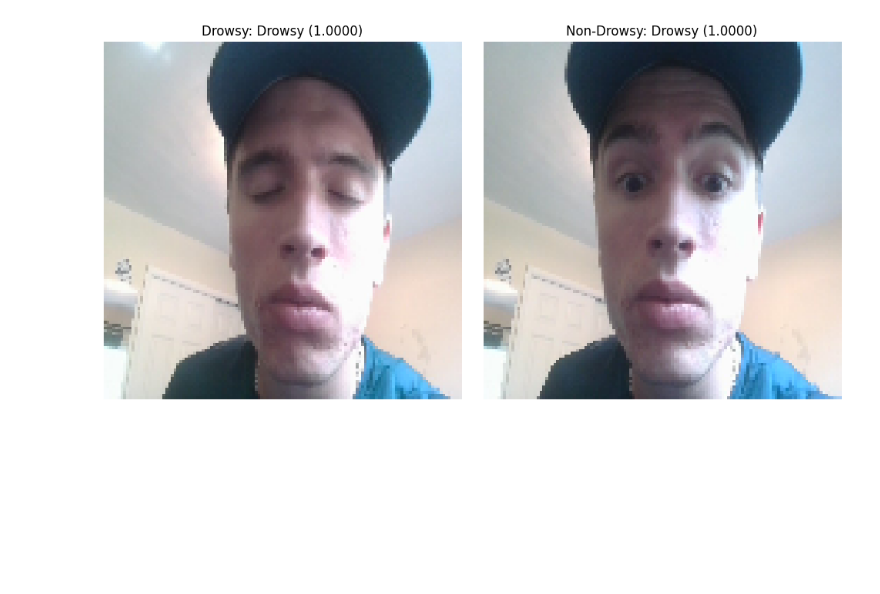
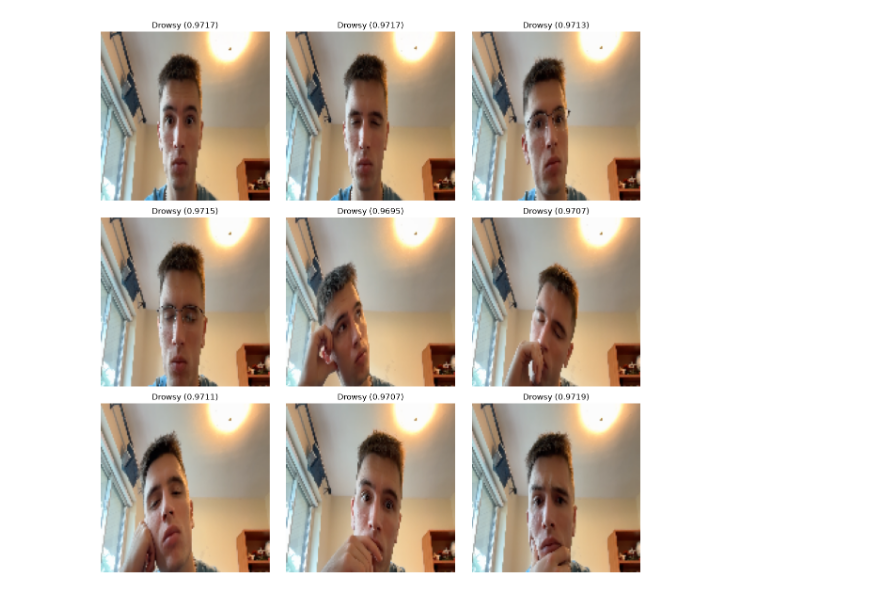
Before and after one commit to LukeConran/Ready-Alert, a Jupyter notebook: notebooks/sequential.ipynb, the cells around one changed output. Cells and saved outputs as stored; diff of their text form; code cells hidden in the pictures; blank space fills up the shorter version.

```diff
--- a/notebooks/sequential.ipynb
+++ b/notebooks/sequential.ipynb
@@ -118,7 +108,7 @@ Model: "sequential_6"
 # %%
 history = model.fit(
-    train_batches,
-    validation_data=val_batches,
+    train_dataset,
+    validation_data=validation_dataset,
     epochs=10
 )
 # %% [output]
@@ -182,43 +172,33 @@ plt.show()
 # %%
 from tensorflow.keras.preprocessing.image import load_img, img_to_array
 
-drowsy_selfie = '../data/drowsy2_selfie.jpg'
-nondrowsy_selfie = '../data/nondrowsy2_selfie.jpg'
+selfie_dir = '../data/selfies'
+selfie_paths = sorted([
+    os.path.join(selfie_dir, f)
+    for f in os.listdir(selfie_dir)
+    if f.lower().endswith(('.jpg', '.jpeg', '.png'))
+])
+
+class_names = test_dataset.class_names  # e.g. ['Drowsy', 'Non Drowsy']
 
 def preprocess_image(image_path):
     img = load_img(image_path, target_size=(128, 128))
-    img_array = img_to_array(img)
-    img_array = img_array / 255.0
-    img_array = np.expand_dims(img_array, axis=0)
-    return img, img_array
+    img_array = img_to_array(img) / 255.0
+    return img, np.expand_dims(img_array, axis=0)
 
-drowsy_img, drowsy_array = preprocess_image(drowsy_selfie)
-nondrowsy_img, nondrowsy_array = preprocess_image(nondrowsy_selfie)
+fig, axes = plt.subplots(3, 3, figsize=(12, 12))
+axes = axes.flatten()
 
-drowsy_pred = model.predict(drowsy_array)[0][0]
-nondrowsy_pred = model.predict(nondrowsy_array)[0][0]
+for i, path in enumerate(selfie_paths[:9]):
+    img, img_array = preprocess_image(path)
+    pred = model.predict(img_array, verbose=0)[0][0]
+    class_idx = 1 if pred > 0.5 else 0
+    label = class_names[class_idx]
+    confidence = pred if class_idx == 1 else 1 - pred
 
-class_indices = test_batches.class_indices
-class_names = {v: k for k, v in class_indices.items()}
-
-drowsy_class = 1 if drowsy_pred > 0.5 else 0
-drowsy_label = class_names[drowsy_class]
-drowsy_confidence = drowsy_pred if drowsy_class == 1 else 1 - drowsy_pred
-nondrowsy_class = 1 if nondrowsy_pred > 0.5 else 0
-nondrowsy_label = class_names[nondrowsy_class]
-nondrowsy_confidence = nondrowsy_pred if nondrowsy_class == 1 else 1 - nondrowsy_pred
-
-print(f"Drowsy Selfie - Predicted Class: {drowsy_label}, Confidence: {drowsy_confidence:.4f}")
-print(f"Non-Drowsy Selfie - Predicted Class: {nondrowsy_label}, Confidence: {nondrowsy_confidence:.4f}")
-
-fig, (ax1, ax2) = plt.subplots(1, 2, figsize=(10, 5))
-
-ax1.imshow(drowsy_img)
-ax1.set_title(f"Drowsy: {drowsy_label} ({drowsy_confidence:.4f})")
-ax1.axis('off')
-ax2.imshow(nondrowsy_img)
-ax2.set_title(f"Non-Drowsy: {nondrowsy_label} ({nondrowsy_confidence:.4f})")
-ax2.axis('off')
+    axes[i].imshow(img)
+    axes[i].set_title(f"{label} ({confidence:.4f})")
+    axes[i].axis('off')
 
 plt.tight_layout()
 plt.show()
@@ -230,4 +206,4 @@ Non-Drowsy Selfie - Predicted Class: Drowsy, Confidence: 1.0000
-[figure, old version]
+[figure, new version]
 # %%
 num_images = 15
 
```
Also changed, not shown: parts of 12 cells of this notebook, 4 other files.
